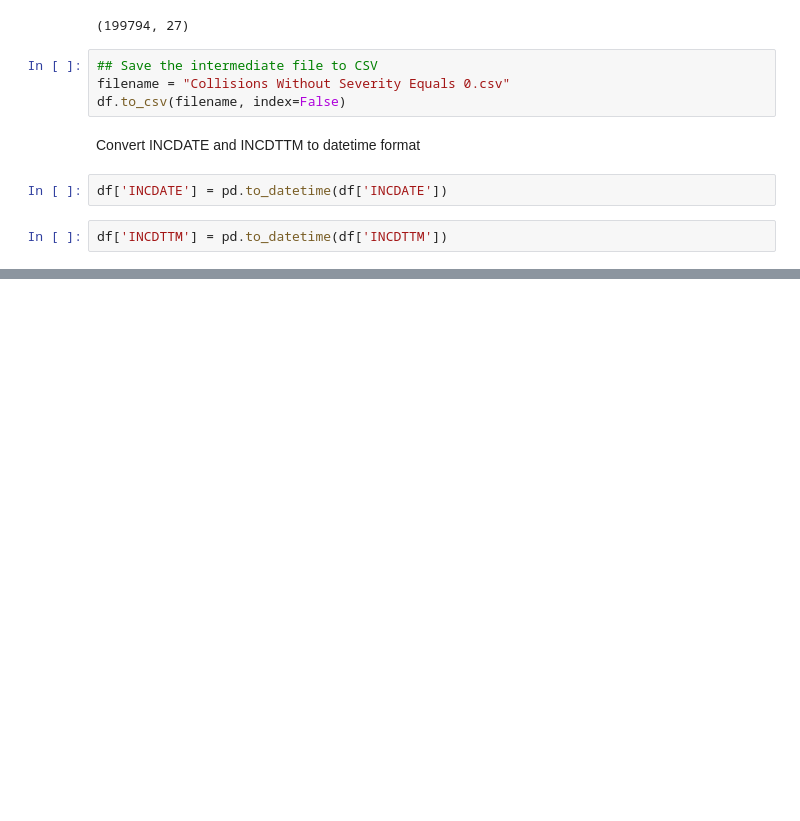
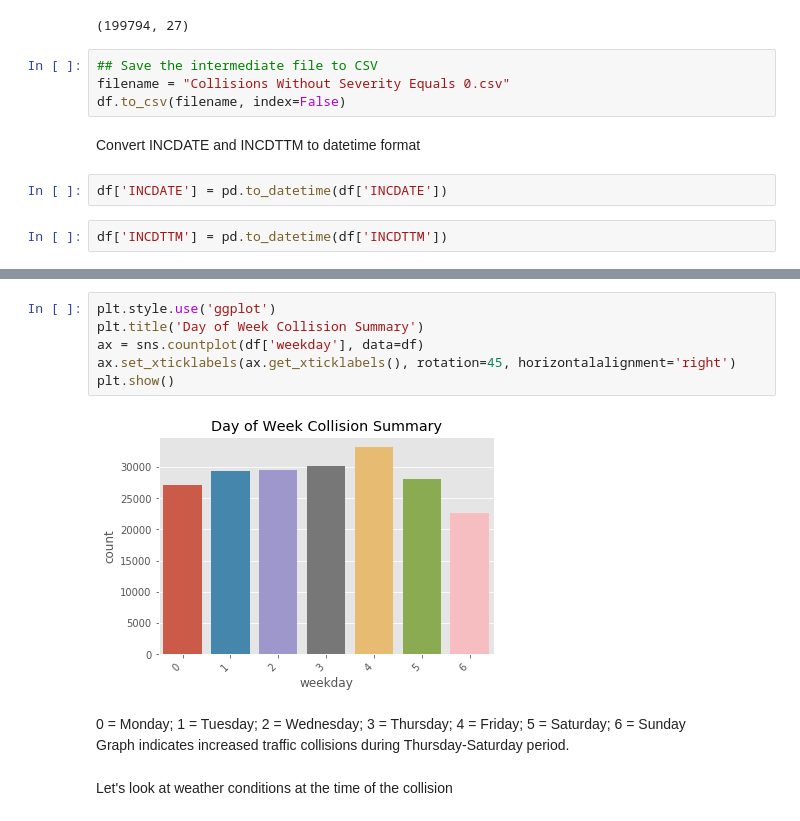
Before and after one commit to 1905jerry/Coursera_Capstone, a Jupyter notebook: Coursera_Capstone Project.ipynb, the cells around one changed output, grey strips where cells are left out. Cells and saved outputs as stored; diff of their text form; blank space fills up the shorter version.

```diff
--- a/Coursera_Capstone Project.ipynb
+++ b/Coursera_Capstone Project.ipynb
@@ -301,0 +408,13 @@ memory usage: 47.7+ MB
+# %%
+plt.style.use('ggplot')
+plt.title('Day of Week Collision Summary')
+ax = sns.countplot(df['weekday'], data=df)
+ax.set_xticklabels(ax.get_xticklabels(), rotation=45, horizontalalignment='right')
+plt.show()
+# %% [output]
+[figure, added]
+# %% [markdown]
+0 = Monday; 1 = Tuesday; 2 = Wednesday; 3 = Thursday; 4 = Friday; 5 = Saturday; 6 = Sunday
+Graph indicates increased traffic collisions during Thursday-Saturday period.
+# %% [markdown]
+Let's look at weather conditions at the time of the collision
```
Also changed, not shown: parts of 30 cells of this notebook.
